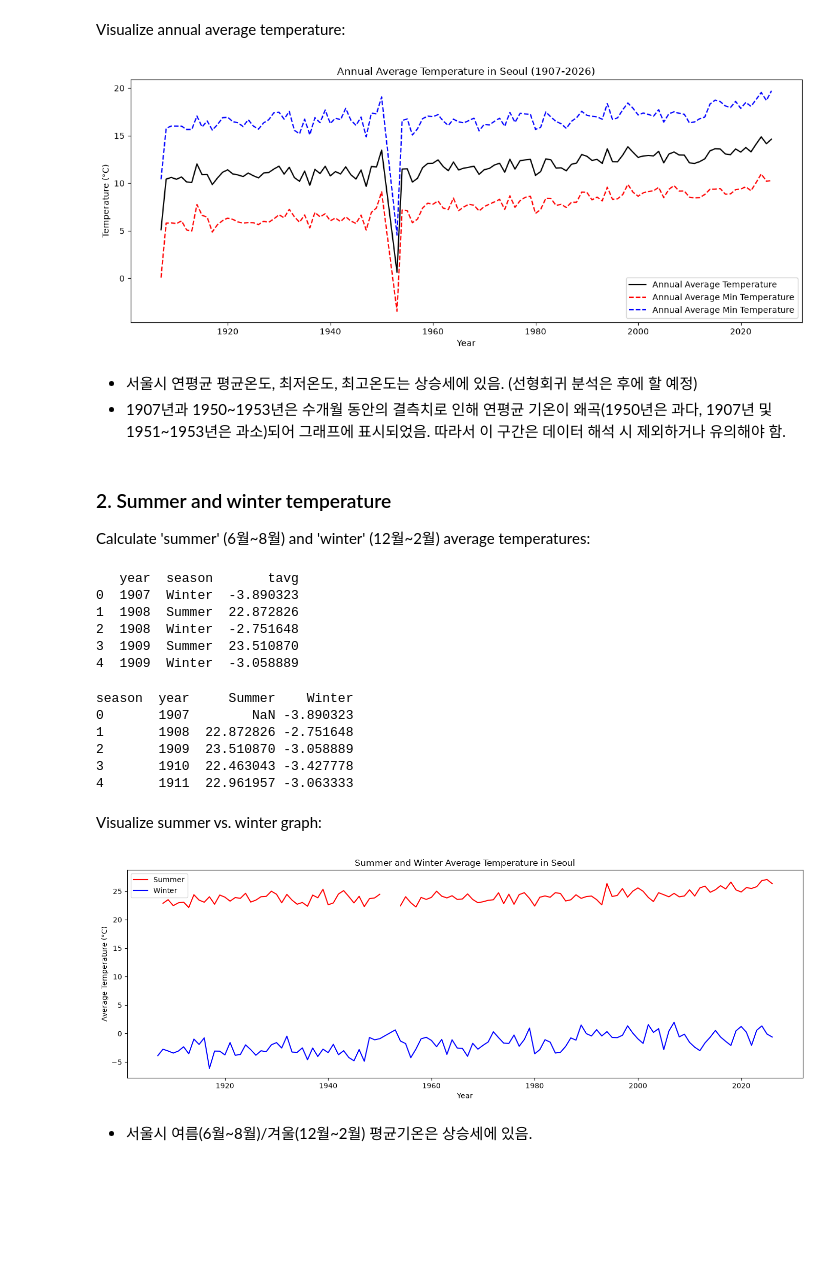
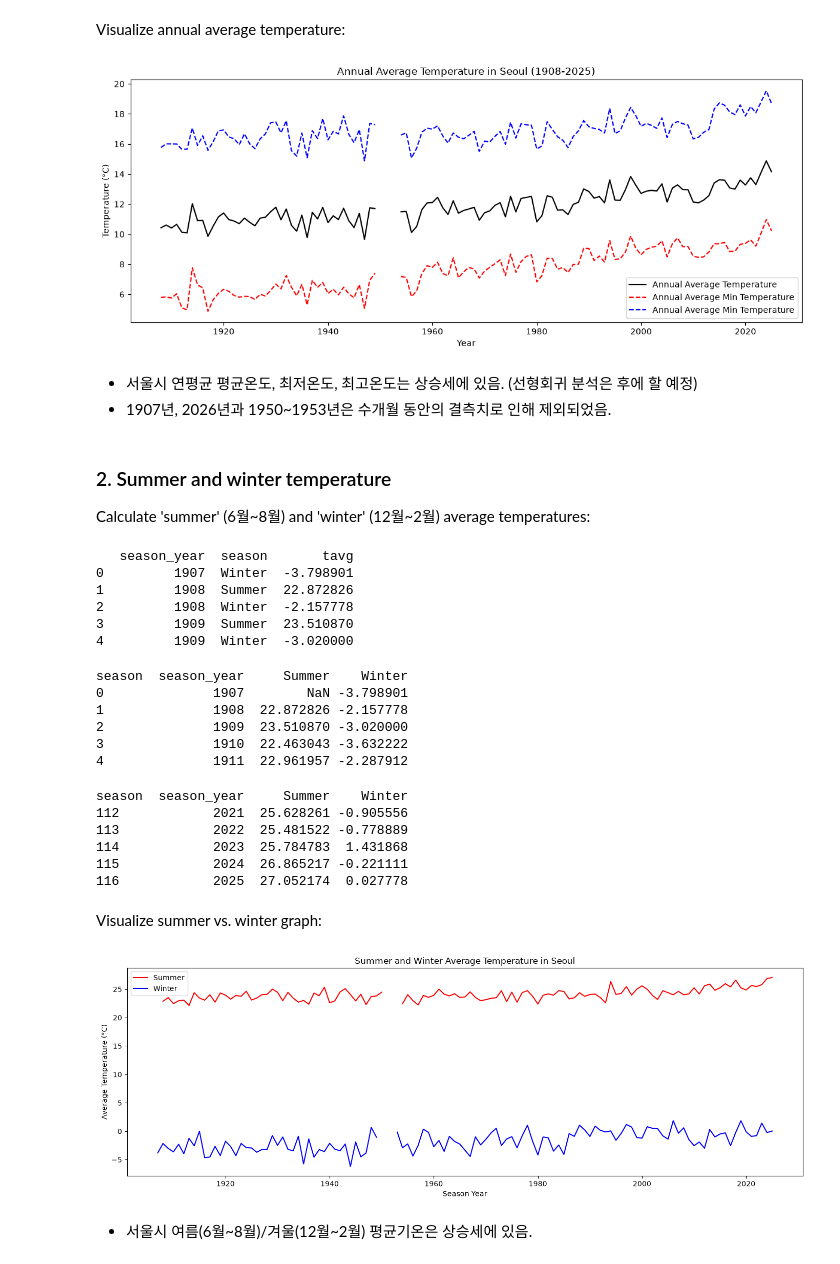
Before and after one commit to freepoincare/time-series-data-analysis, a Jupyter notebook: notebooks/2_descriptive_analysis.ipynb, the cells around one changed output. Drawn from its saved outputs; the diff is of its cells as text; code cells hidden in the pictures; blank space fills up the shorter version.

```diff
--- a/notebooks/2_descriptive_analysis.ipynb
+++ b/notebooks/2_descriptive_analysis.ipynb
@@ -70,46 +82,54 @@ Visualize annual average temperature:
 # %%
 plt.figure(figsize=(12, 5))
 plt.plot(annual_temperature["year"], annual_temperature["avg_temp"], 'k-', label="Annual Average Temperature")
 plt.plot(annual_temperature["year"], annual_temperature["avg_min_temp"], 'r--', label="Annual Average Min Temperature")
 plt.plot(annual_temperature["year"], annual_temperature["avg_max_temp"], 'b--', label="Annual Average Min Temperature")
 plt.xlabel("Year")
 plt.ylabel("Temperature (°C)")
-plt.title("Annual Average Temperature in Seoul (1907-2026)")
+plt.title("Annual Average Temperature in Seoul (1908-2025)")
 plt.legend(loc=4)
 plt.tight_layout()
 plt.show()
 # %% [output]
-[figure, old version]
+[figure, new version]
 # %% [markdown]
 * 서울시 연평균 평균온도, 최저온도, 최고온도는 상승세에 있음. (선형회귀 분석은 후에 할 예정)
-* 1907년과 1950~1953년은 수개월 동안의 결측치로 인해 연평균 기온이 왜곡(1950년은 과다, 1907년 및 1951~1953년은 과소)되어 그래프에 표시되었음. 따라서 이 구간은 데이터 해석 시 제외하거나 유의해야 함.
+* 1907년, 2026년과 1950~1953년은 수개월 동안의 결측치로 인해 제외되었음.
 # %% [markdown]
 ### 2. Summer and winter temperature
 
 Calculate 'summer' (6월~8월) and 'winter' (12월~2월) average temperatures:
 # %%
+# 'season_year' 사용
+
 seasonal_temperature = (
     df2[df2["season"].isin(["Summer", "Winter"])]
-    .groupby(["year", "season"])["tavg"]
+    .groupby(["season_year", "season"])["tavg"]
     .mean()
     .reset_index()
 )
 
+# 2026년 여름 제외 (데이터가 2026/08/19까지만 있으므로)
+seasonal_temperature = seasonal_temperature[
+    ~((seasonal_temperature["season"] == "Summer") &
+      (seasonal_temperature["season_year"] == 2026))
+]
+
 print(seasonal_temperature.head())
 # %% [output]
-   year  season       tavg
-0  1907  Winter  -3.890323
-1  1908  Summer  22.872826
-2  1908  Winter  -2.751648
-3  1909  Summer  23.510870
-4  1909  Winter  -3.058889
+   season_year  season       tavg
+0         1907  Winter  -3.798901
+1         1908  Summer  22.872826
+2         1908  Winter  -2.157778
+3         1909  Summer  23.510870
+4         1909  Winter  -3.020000
 # %%
 # reshape the table
 
 seasonal_temperature_pivot = (
     seasonal_temperature
     .pivot(
-        index="year",
+        index="season_year",
         columns="season",
         values="tavg"
     ).reset_index()
@@ -117,29 +137,38 @@ seasonal_temperature_pivot = (
 
 print(seasonal_temperature_pivot.head())
 # %% [output]
-season  year     Summer    Winter
-0       1907        NaN -3.890323
-1       1908  22.872826 -2.751648
-2       1909  23.510870 -3.058889
-3       1910  22.463043 -3.427778
-4       1911  22.961957 -3.063333
+season  season_year     Summer    Winter
+0              1907        NaN -3.798901
+1              1908  22.872826 -2.157778
+2              1909  23.510870 -3.020000
+3              1910  22.463043 -3.632222
+4              1911  22.961957 -2.287912
+# %%
+print(seasonal_temperature_pivot.tail())
+# %% [output]
+season  season_year     Summer    Winter
+112            2021  25.628261 -0.905556
+113            2022  25.481522 -0.778889
+114            2023  25.784783  1.431868
+115            2024  26.865217 -0.221111
+116            2025  27.052174  0.027778
 # %% [markdown]
 Visualize summer vs. winter graph:
 # %%
 plt.figure(figsize=(14, 5))
-plt.plot(seasonal_temperature_pivot["year"],
+plt.plot(seasonal_temperature_pivot["season_year"],
          seasonal_temperature_pivot["Summer"],
          label="Summer", color="red")
-plt.plot(seasonal_temperature_pivot["year"],
+plt.plot(seasonal_temperature_pivot["season_year"],
          seasonal_temperature_pivot["Winter"],
          label="Winter", color="blue")
-plt.xlabel("Year")
+plt.xlabel("Season Year")
 plt.ylabel("Average Temperature (°C)")
 plt.title("Summer and Winter Average Temperature in Seoul")
 plt.legend()
 plt.tight_layout()
 plt.show()
 # %% [output]
-[figure, old version]
+[figure, new version]
 # %% [markdown]
 * 서울시 여름(6월~8월)/겨울(12월~2월) 평균기온은 상승세에 있음.
```
Also changed, not shown: parts of 14 cells of this notebook, 2 other files.
